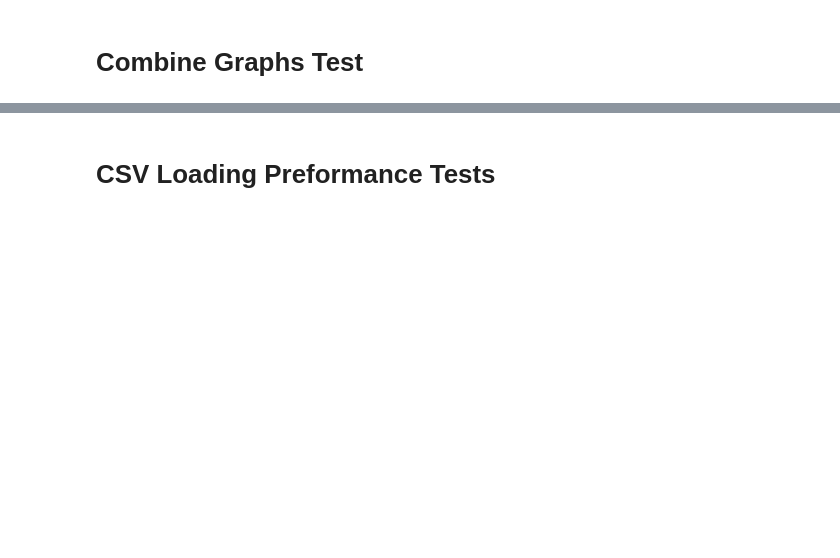
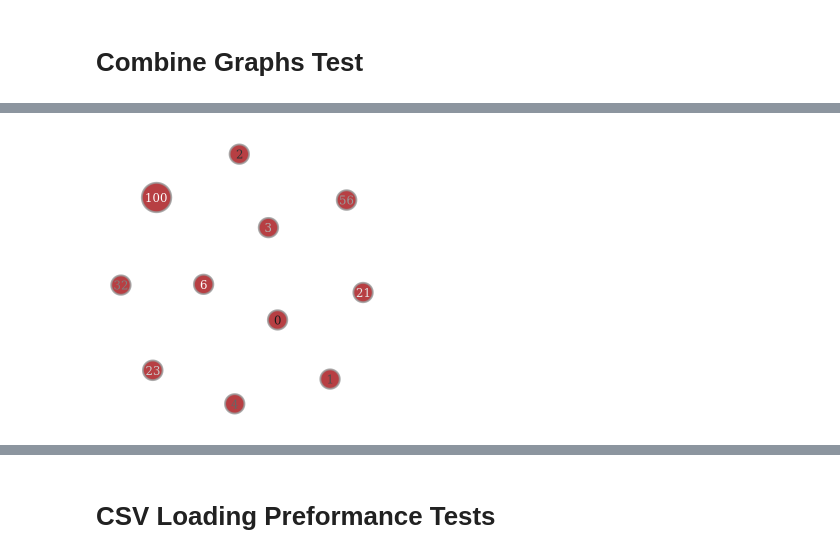
Before and after one commit to dankeg/GithubGraphML, a Jupyter notebook: test_basic.ipynb, the cells around one changed output, grey strips where cells are left out. Saved outputs shown, nothing was run; the diff lists cells and outputs as text; code cells hidden in the pictures; blank space fills up the shorter version.

```diff
--- a/test_basic.ipynb
+++ b/test_basic.ipynb
@@ -44,0 +76,30 @@ graph_draw(G_comb, vertex_text=vp, edge_text=G_comb.ep['id'], output_size=(300,
+# %%
+test_txt = """\
+id,weight,test
+0,0.1,test1
+2,0.2,test2
+1,0.3,test3
+4,0.4,test4
+32,0.5,test5
+56,0.6,test6
+3,0.7,test7
+23,0.8,test8
+21,0.9,test9
+6,1,test10
+100,1,test100
+"""
+with open('test.csv', 'w') as f:
+    f.write(test_txt)
+
+Gv, vpv = load_csv_vertices('test.csv', vertex_index=0, vprop_name='id')
+Gv.set_directed(False)
+os.remove('test.csv')
+graph_draw(
+    Gv,
+    output_size=(300, 300),
+    ink_scale=0.75,
+    vertex_text=Gv.vp['id'],
+    vertex_text_color=Gv.vp['weight'],
+)
+# %% [output]
+[figure, added]
```
Also changed, not shown: parts of 10 cells of this notebook, 9 other files.
